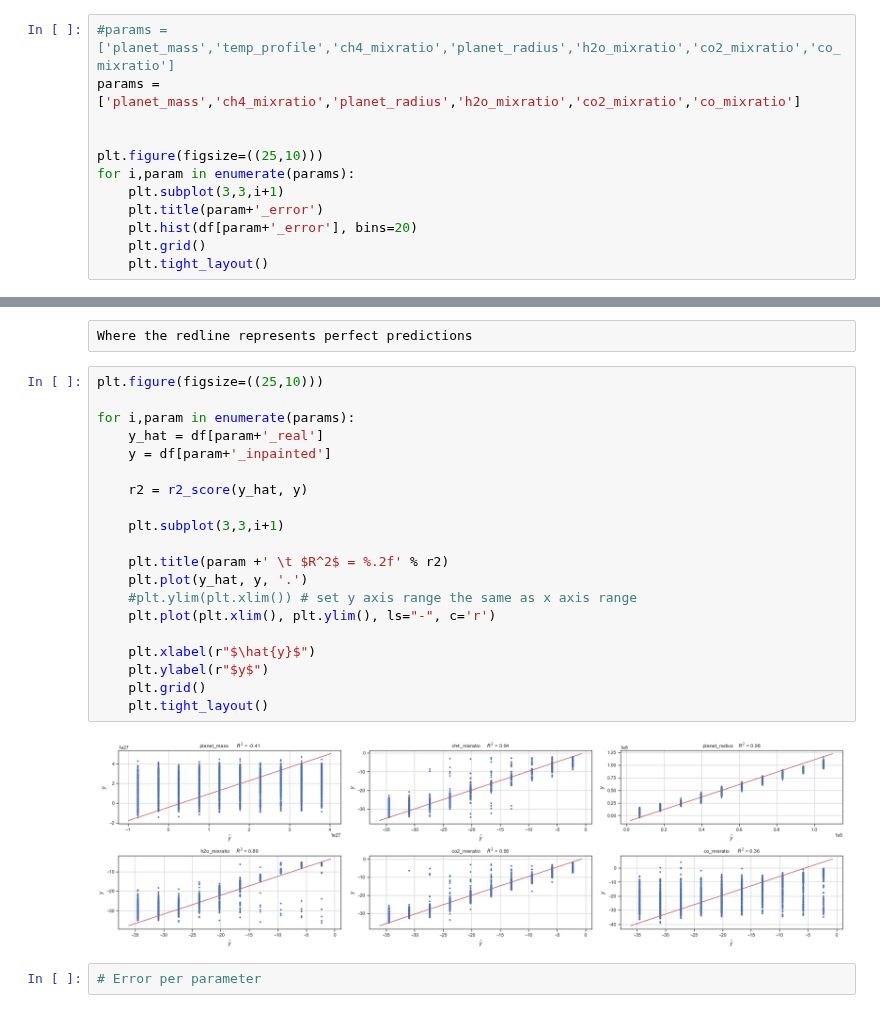
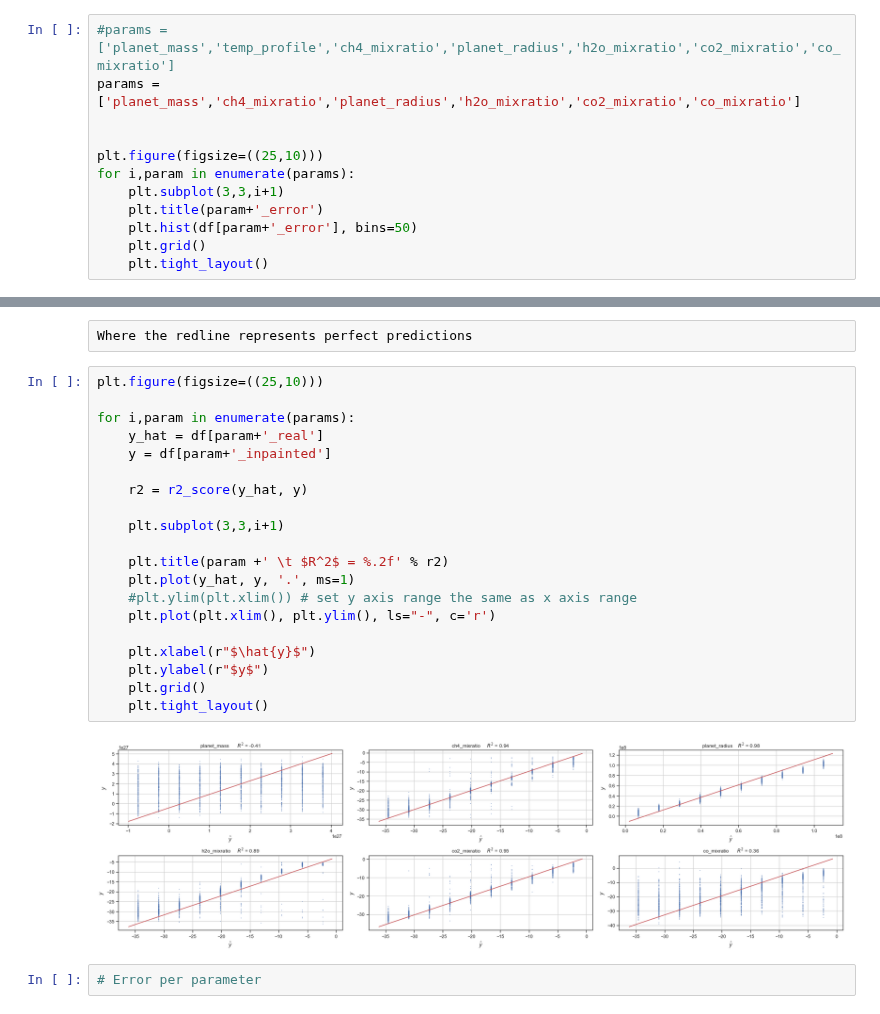
Before and after one commit to deKeijzer/SRON-DCGAN, a Jupyter notebook: notebooks/error analysis.ipynb, the cells around one changed output, grey strips where cells are left out. Saved outputs shown, nothing was run; the diff lists cells and outputs as text.

```diff
--- a/notebooks/error analysis.ipynb
+++ b/notebooks/error analysis.ipynb
@@ -53,7 +53,7 @@ plt.figure(figsize=((25,10)))
 for i,param in enumerate(params):
     plt.subplot(3,3,i+1)
     plt.title(param+'_error')
-    plt.hist(df[param+'_error'], bins=20)
+    plt.hist(df[param+'_error'], bins=50)
     plt.grid()
     plt.tight_layout()
 # %% [output]
@@ -65,25 +65,25 @@ Where the redline represents perfect predictions
 # %%
 plt.figure(figsize=((25,10)))
 
 for i,param in enumerate(params):
     y_hat = df[param+'_real']
     y = df[param+'_inpainted']
 
     r2 = r2_score(y_hat, y)
 
     plt.subplot(3,3,i+1)
 
     plt.title(param +' \t $R^2$ = %.2f' % r2)
-    plt.plot(y_hat, y, '.')
+    plt.plot(y_hat, y, '.', ms=1)
     #plt.ylim(plt.xlim()) # set y axis range the same as x axis range
     plt.plot(plt.xlim(), plt.ylim(), ls="-", c='r')
 
     plt.xlabel(r"$\hat{y}$")
     plt.ylabel(r"$y$")
     plt.grid()
     plt.tight_layout()
 # %% [output]
-[figure, old version]
+[figure, new version]
 # %%
 # Error per parameter
 # %%
```
Also changed, not shown: parts of 4 cells of this notebook, 7 other files.
